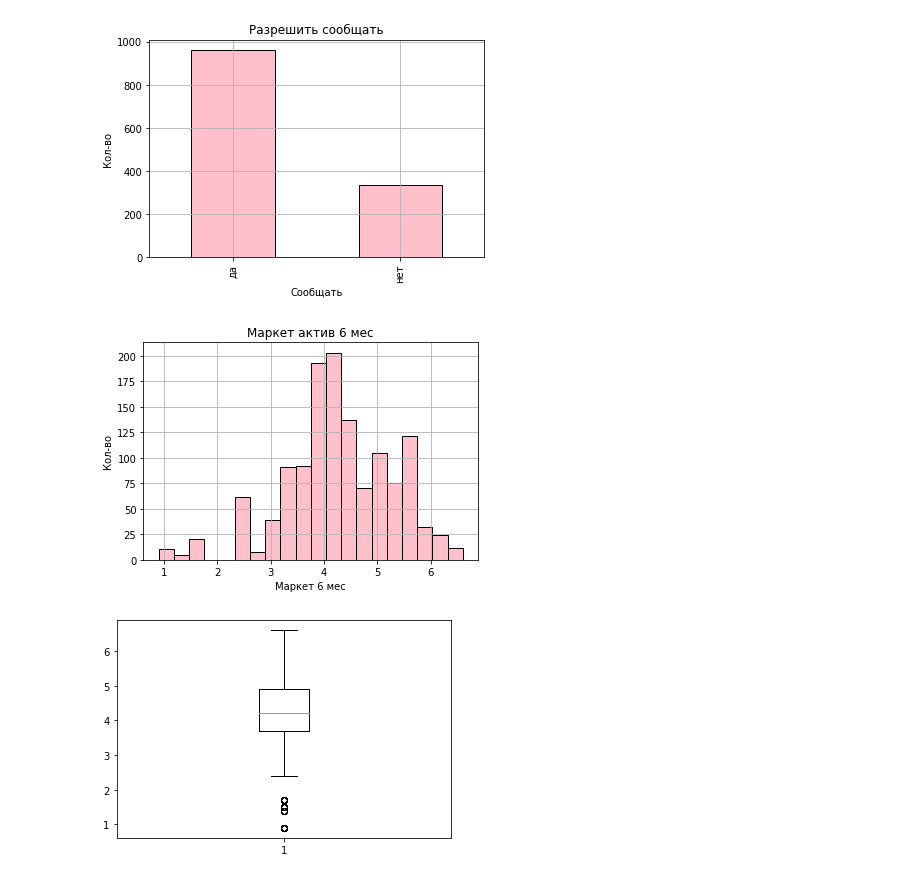
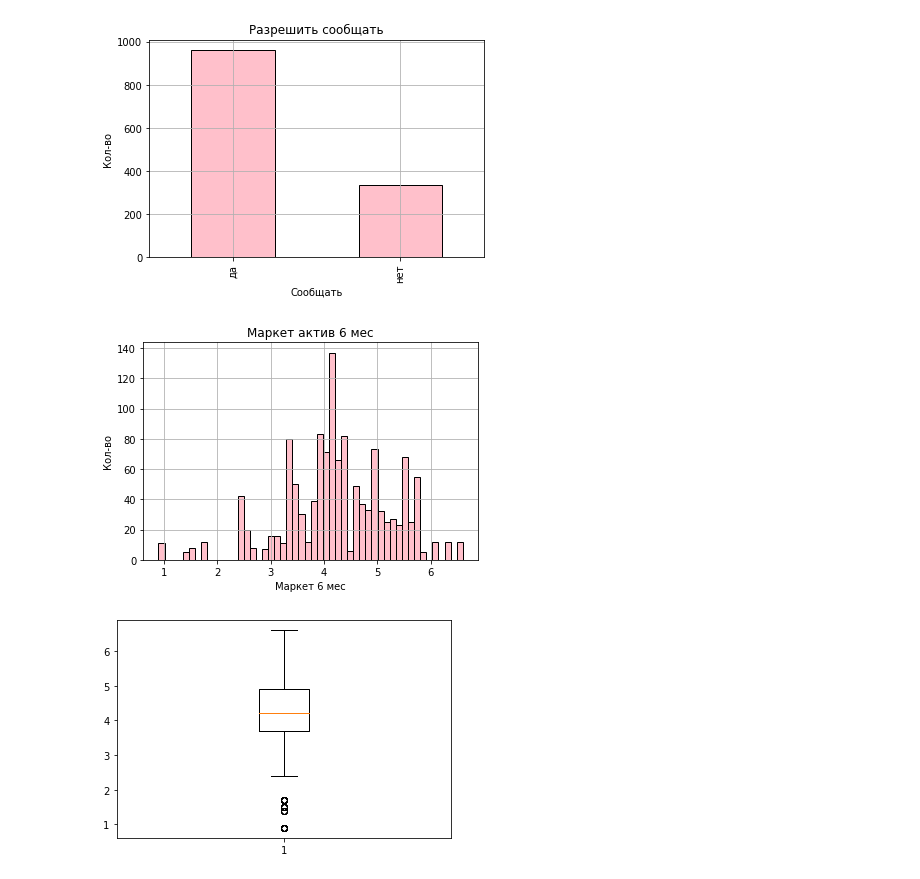
Before and after one commit to AngelinaReznichenko/Study, a Jupyter notebook: oby.ipynb, the cells around one changed output. Cells and saved outputs as stored; diff of their text form; code cells hidden in the pictures.

Commit message:
Изменён гиперпараметр модели Маркет актив 6 мес, количество корзин из 20 стало 50

```diff
--- a/oby.ipynb
+++ b/oby.ipynb
@@ -366,12 +366,12 @@ plt.show()
 # %% [output]
 [figure]
 # %%
-market_file['маркет_6_мес'].plot(title = 'Маркет актив 6 мес', kind = 'hist', color='pink', edgecolor='black', grid=True, bins=20)
+market_file['маркет_6_мес'].plot(title = 'Маркет актив 6 мес', kind = 'hist', color='pink', edgecolor='black', grid=True, bins=50)
 plt.xlabel('Маркет 6 мес')
 plt.ylabel('Кол-во')
 plt.show()
 # %% [output]
-[figure, old version]
+[figure, new version]
 # %%
 plt.boxplot(market_file['маркет_6_мес'])
 plt.show()
```
Also changed, not shown: parts of 5 cells of this notebook.
